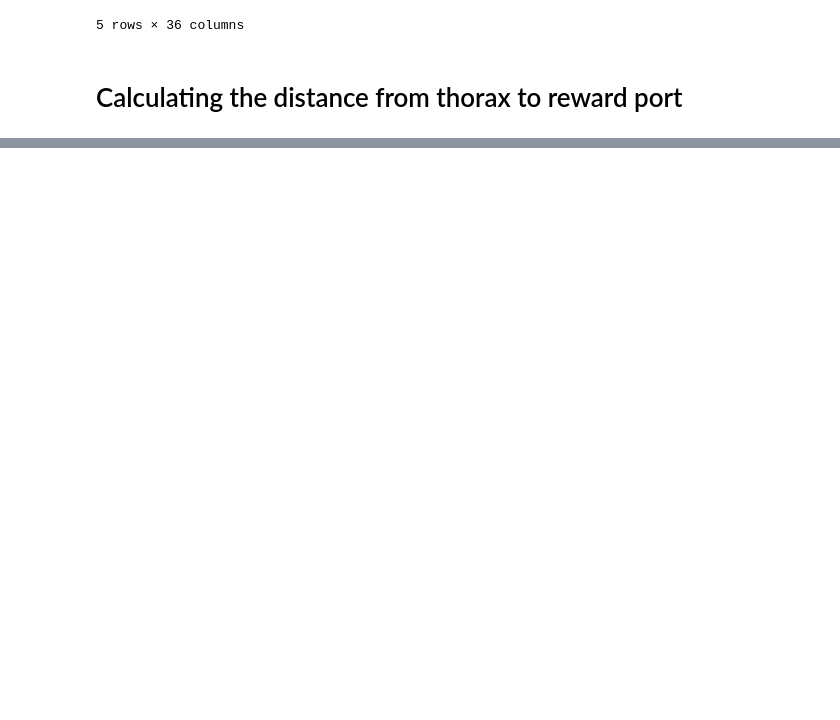
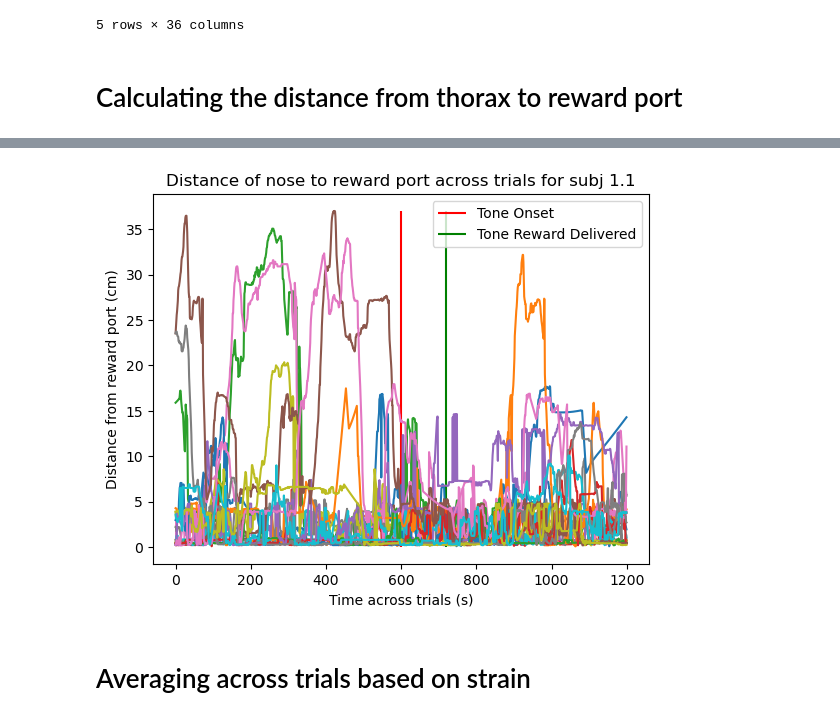
Before and after one commit to padillacoreanolab/dominance_strain_comparison, a Jupyter notebook: results/2023_05_02_rc_sleap_analysis/refactored_tone_distance.ipynb, the cells around one changed output, grey strips where cells are left out. Cells and saved outputs as stored; diff of their text form; code cells hidden in the pictures; blank space fills up the shorter version.

```diff
--- a/results/2023_05_02_rc_sleap_analysis/refactored_tone_distance.ipynb
+++ b/results/2023_05_02_rc_sleap_analysis/refactored_tone_distance.ipynb
@@ -503,0 +538,19 @@ i
+# %%
+for index, row in TONE_START_DF.iterrows():
+    fig, ax = plt.subplots()
+    plt.xlabel("Time across trials (s)")
+    plt.ylabel("Distance from reward port (cm)")
+    plt.vlines(FRAME_RANGE, ymin=0, ymax=np.max(row["nose_to_reward_port_tone_slices"]), label="Tone Onset", colors="r")
+    plt.vlines(FRAME_RANGE + 4 * FRAME_RATE, ymin=0, ymax=np.max(row["nose_to_reward_port_tone_slices"]), label="Tone Reward Delivered", colors="g")
+    plt.title("Distance of nose to reward port across trials for subj {}".format(row["subj_id"]))
+    for i, row in enumerate(row["nose_to_reward_port_tone_slices"]):
+        # Plot the row data
+        # sns.plot(row, label=f'Line {i+1}')
+        sns.lineplot(row)
+    plt.legend()
+    plt.show()
+    break
+# %% [output]
+[figure, added]
+# %% [markdown]
+# Averaging across trials based on strain
```
Also changed, not shown: parts of 62 cells of this notebook.
